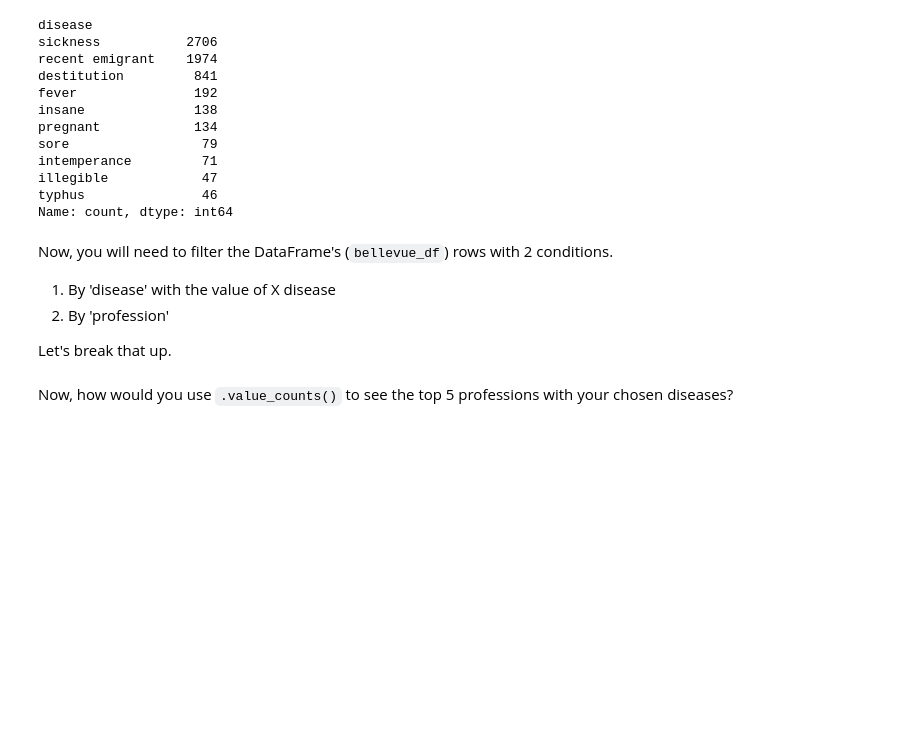
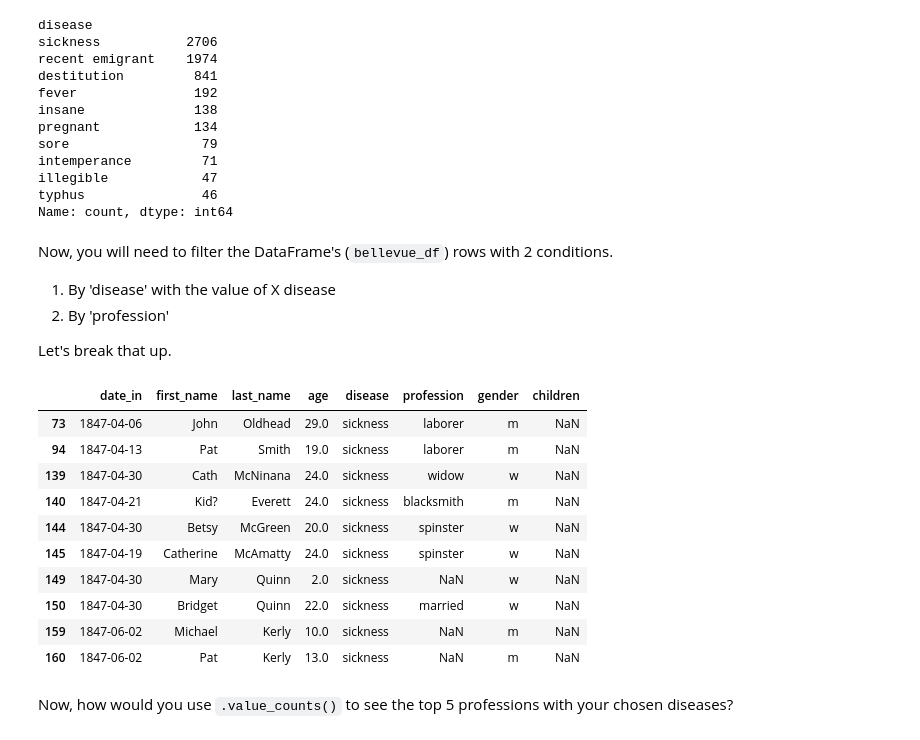
Before and after one commit to tgm00re/3844f23-writing-digital-media, a Jupyter notebook: book/03-Pandas-Data-Analysis/01-Pandas-Basics-Part1.ipynb, the cells around one changed output. Saved outputs shown, nothing was run; the diff lists cells and outputs as text; code cells hidden in the pictures; blank space fills up the shorter version.

```diff
--- a/book/03-Pandas-Data-Analysis/01-Pandas-Basics-Part1.ipynb
+++ b/book/03-Pandas-Data-Analysis/01-Pandas-Basics-Part1.ipynb
@@ -688,12 +729,24 @@ Let's break that up.
 # %%
 # Note a couple things when slicing a subset of the entire column:
 # 1. First reference the entire DF: bellevue_df
 # 2. Then inside the scope of the square brackets [], write your condition
 # 3. The condition includes a reference to the Series of interest: bellevue_df['sent_to']
 # 4. The == means 'equals'
 # 5. The disease value, which is a String '', needs to be the exact value that we are interested in slicing.
 # NOTE: If we were even slightly off with the value, we'd return nothing or unwanted values.
-df_subset = bellevue_df[bellevue_df['disease'] == #ENTER DISEASE STRING HERE]
-df_subset.head()
+df_subset = bellevue_df[bellevue_df['disease'] == "sickness"]
+df_subset.head(10)
+# %% [output]
+|  | date_in | first_name | last_name | age | disease | profession | gender | children |
+| 73 | 1847-04-06 | John | Oldhead | 29.0 | sickness | laborer | m | NaN |
+| 94 | 1847-04-13 | Pat | Smith | 19.0 | sickness | laborer | m | NaN |
+| 139 | 1847-04-30 | Cath | McNinana | 24.0 | sickness | widow | w | NaN |
+| 140 | 1847-04-21 | Kid? | Everett | 24.0 | sickness | blacksmith | m | NaN |
+| 144 | 1847-04-30 | Betsy | McGreen | 20.0 | sickness | spinster | w | NaN |
+| 145 | 1847-04-19 | Catherine | McAmatty | 24.0 | sickness | spinster | w | NaN |
+| 149 | 1847-04-30 | Mary | Quinn | 2.0 | sickness | NaN | w | NaN |
+| 150 | 1847-04-30 | Bridget | Quinn | 22.0 | sickness | married | w | NaN |
+| 159 | 1847-06-02 | Michael | Kerly | 10.0 | sickness | NaN | m | NaN |
+| 160 | 1847-06-02 | Pat | Kerly | 13.0 | sickness | NaN | m | NaN |
 # %% [markdown]
 Now, how would you use `.value_counts()` to see the top 5 professions with your chosen diseases?
```
Also changed, not shown: parts of 10 cells of this notebook, 1 other file.
